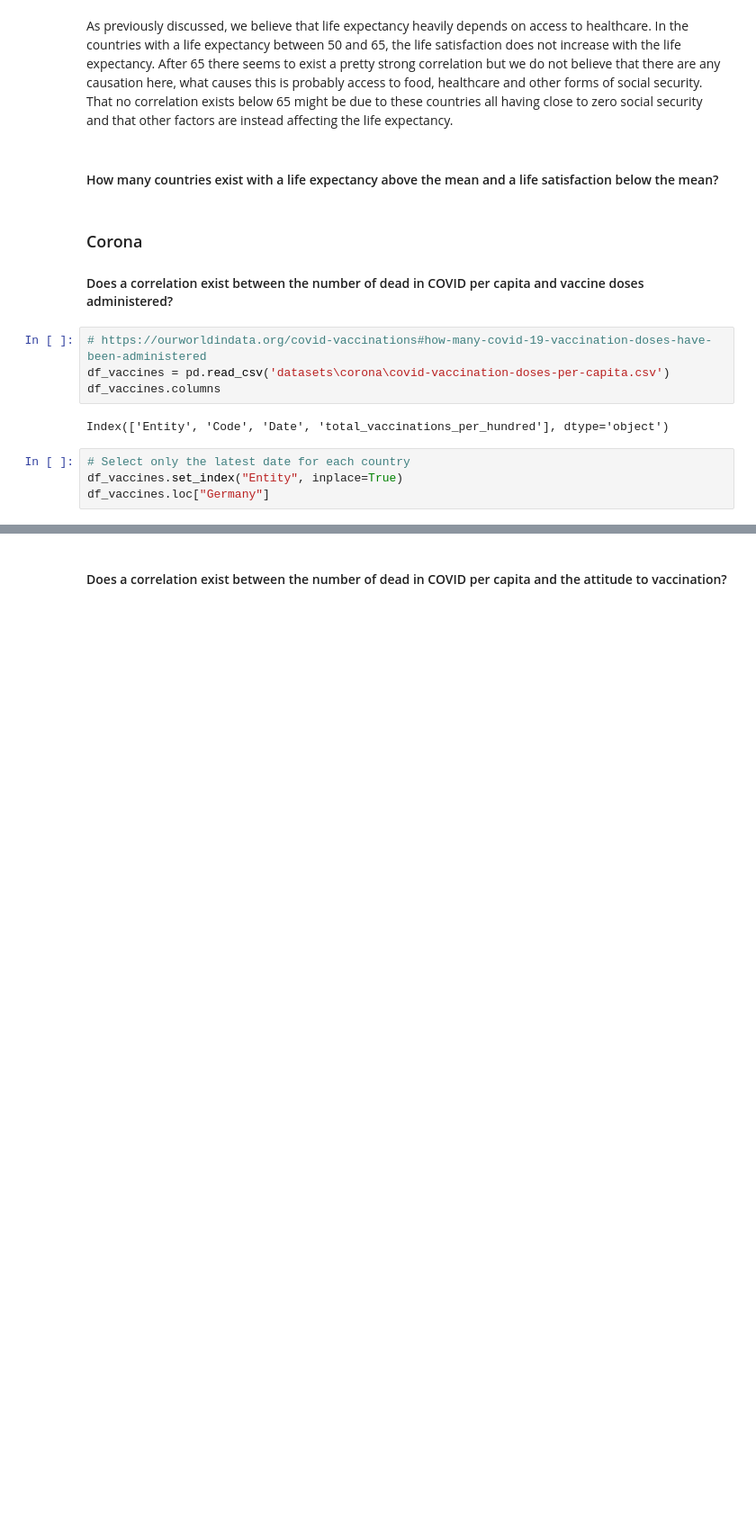
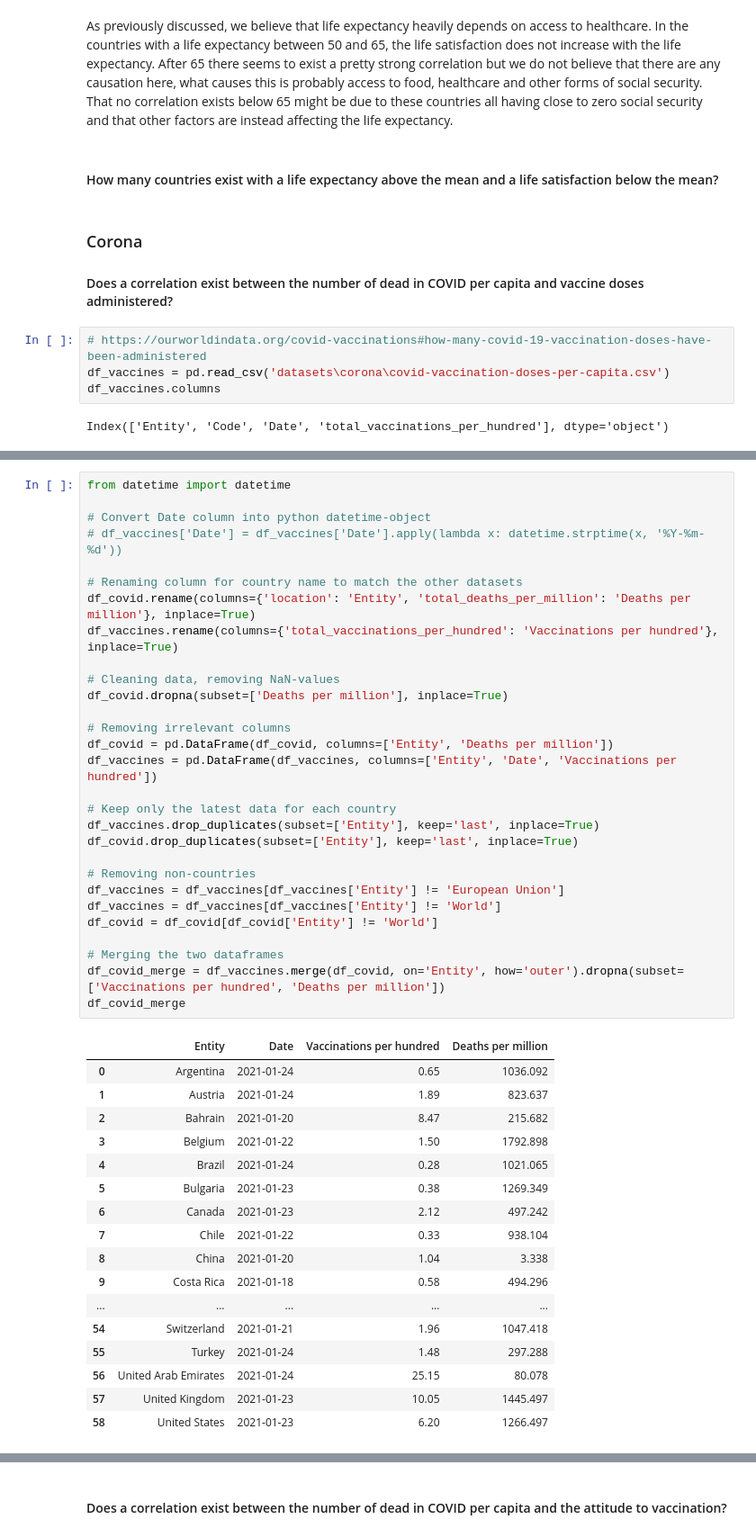
Before and after one commit to ponbac/AI-course, a Jupyter notebook: assignment1.ipynb, the cells around one changed output, grey strips where cells are left out. Shown at 90% size. Cells and saved outputs as stored; diff of their text form; blank space fills up the shorter version.

```diff
--- a/assignment1.ipynb
+++ b/assignment1.ipynb
@@ -324,7 +324,3 @@ df_vaccines = pd.read_csv('datasets\corona\covid-vaccination-doses-per-capita.cs
 df_vaccines.columns
 # %% [output]
 Index(['Entity', 'Code', 'Date', 'total_vaccinations_per_hundred'], dtype='object')
-# %%
-# Select only the latest date for each country
-df_vaccines.set_index("Entity", inplace=True)
-df_vaccines.loc["Germany"]
@@ -349,0 +349,47 @@ df_vaccines.loc["Germany"]
+# %%
+from datetime import datetime
+
+# Convert Date column into python datetime-object
+# df_vaccines['Date'] = df_vaccines['Date'].apply(lambda x: datetime.strptime(x, '%Y-%m-%d'))
+
+# Renaming column for country name to match the other datasets
+df_covid.rename(columns={'location': 'Entity', 'total_deaths_per_million': 'Deaths per million'}, inplace=True)
+df_vaccines.rename(columns={'total_vaccinations_per_hundred': 'Vaccinations per hundred'}, inplace=True)
+
+# Cleaning data, removing NaN-values
+df_covid.dropna(subset=['Deaths per million'], inplace=True)
+
+# Removing irrelevant columns
+df_covid = pd.DataFrame(df_covid, columns=['Entity', 'Deaths per million'])
+df_vaccines = pd.DataFrame(df_vaccines, columns=['Entity', 'Date', 'Vaccinations per hundred'])
+
+# Keep only the latest data for each country
+df_vaccines.drop_duplicates(subset=['Entity'], keep='last', inplace=True)
+df_covid.drop_duplicates(subset=['Entity'], keep='last', inplace=True)
+
+# Removing non-countries
+df_vaccines = df_vaccines[df_vaccines['Entity'] != 'European Union']
+df_vaccines = df_vaccines[df_vaccines['Entity'] != 'World']
+df_covid = df_covid[df_covid['Entity'] != 'World']
+
+# Merging the two dataframes
+df_covid_merge = df_vaccines.merge(df_covid, on='Entity', how='outer').dropna(subset=['Vaccinations per hundred', 'Deaths per million'])
+df_covid_merge
+# %% [output]
+|  | Entity | Date | Vaccinations per hundred | Deaths per million |
+| 0 | Argentina | 2021-01-24 | 0.65 | 1036.092 |
+| 1 | Austria | 2021-01-24 | 1.89 | 823.637 |
+| 2 | Bahrain | 2021-01-20 | 8.47 | 215.682 |
+| 3 | Belgium | 2021-01-22 | 1.50 | 1792.898 |
+| 4 | Brazil | 2021-01-24 | 0.28 | 1021.065 |
+| 5 | Bulgaria | 2021-01-23 | 0.38 | 1269.349 |
+| 6 | Canada | 2021-01-23 | 2.12 | 497.242 |
+| 7 | Chile | 2021-01-22 | 0.33 | 938.104 |
+| 8 | China | 2021-01-20 | 1.04 | 3.338 |
+| 9 | Costa Rica | 2021-01-18 | 0.58 | 494.296 |
+| ... | ... | ... | ... | ... |
+| 54 | Switzerland | 2021-01-21 | 1.96 | 1047.418 |
+| 55 | Turkey | 2021-01-24 | 1.48 | 297.288 |
+| 56 | United Arab Emirates | 2021-01-24 | 25.15 | 80.078 |
+| 57 | United Kingdom | 2021-01-23 | 10.05 | 1445.497 |
+| 58 | United States | 2021-01-23 | 6.20 | 1266.497 |
```
Also changed, not shown: parts of 3 cells of this notebook, 1 other file.
